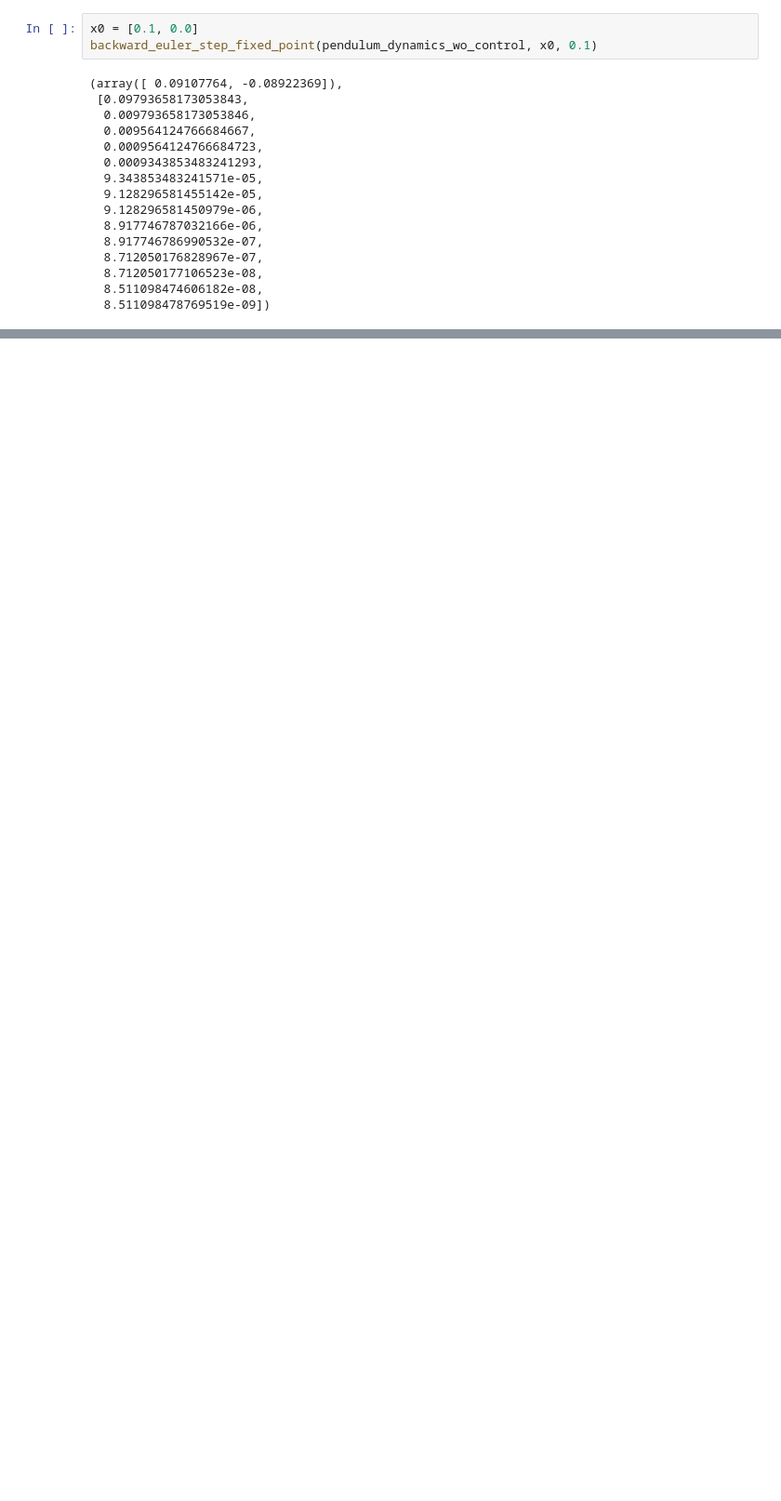
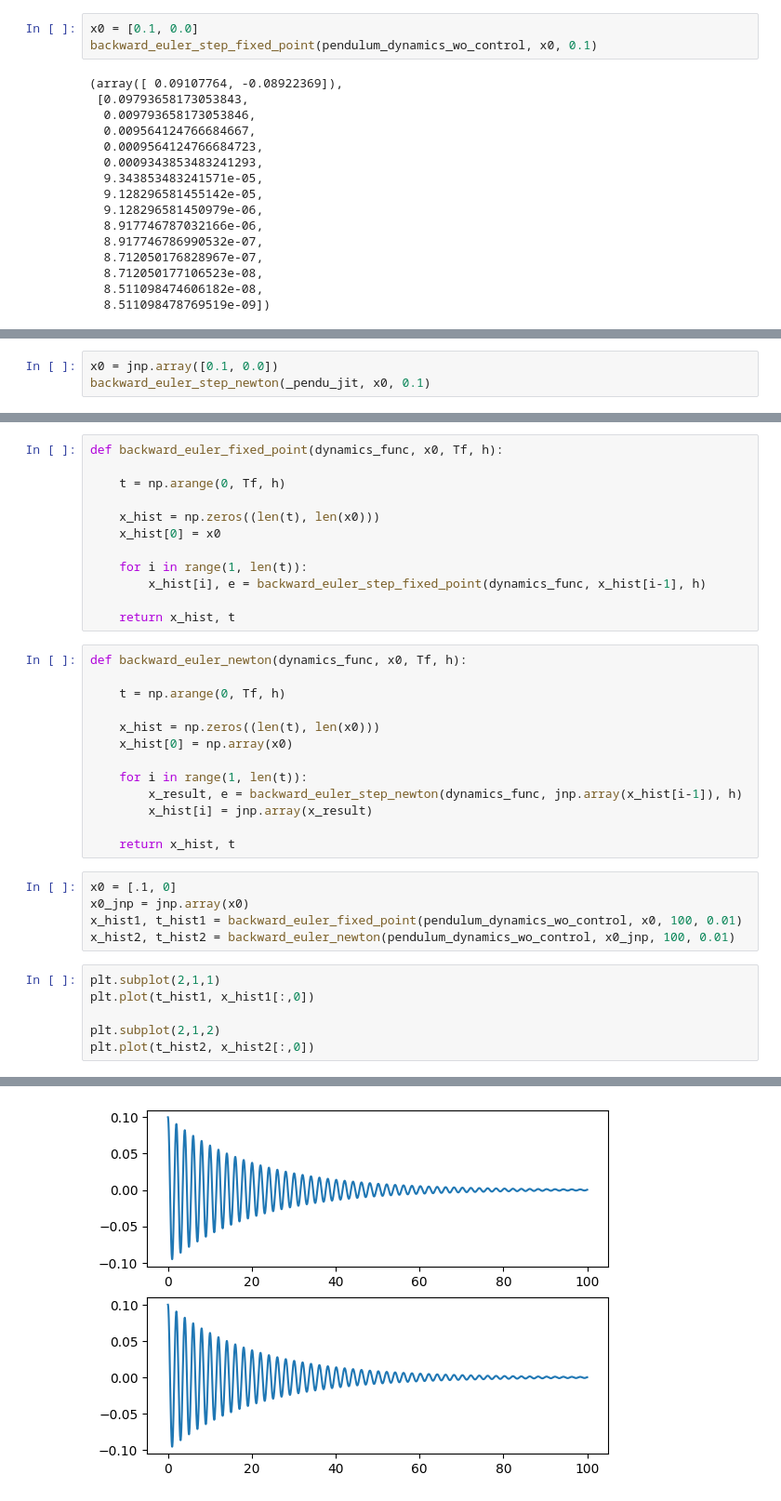
Before and after one commit to kimsooyoung/rl_oc_python, a Jupyter notebook: lec3_root_finding/root_finding.ipynb, the cells around one changed output, grey strips where cells are left out. Shown at 93% size. Saved outputs shown, nothing was run; the diff lists cells and outputs as text; blank space fills up the shorter version.

```diff
--- a/lec3_root_finding/root_finding.ipynb
+++ b/lec3_root_finding/root_finding.ipynb
@@ -61,2 +78,5 @@ def backward_euler_step_newton(fun, x0, h)
 
     return xn, e
+# %%
+x0 = jnp.array([0.1, 0.0])
+backward_euler_step_newton(_pendu_jit, x0, 0.1)
@@ -62,0 +88,37 @@ def backward_euler_step_newton(fun, x0, h)
+# %%
+def backward_euler_fixed_point(dynamics_func, x0, Tf, h):
+
+    t = np.arange(0, Tf, h)
+
+    x_hist = np.zeros((len(t), len(x0)))
+    x_hist[0] = x0
+
+    for i in range(1, len(t)):
+        x_hist[i], e = backward_euler_step_fixed_point(dynamics_func, x_hist[i-1], h)
+
+    return x_hist, t
+# %%
+def backward_euler_newton(dynamics_func, x0, Tf, h):
+
+    t = np.arange(0, Tf, h)
+
+    x_hist = np.zeros((len(t), len(x0)))
+    x_hist[0] = np.array(x0)
+
+    for i in range(1, len(t)):
+        x_result, e = backward_euler_step_newton(dynamics_func, jnp.array(x_hist[i-1]), h)
+        x_hist[i] = jnp.array(x_result)
+
+    return x_hist, t
+# %%
+x0 = [.1, 0]
+x0_jnp = jnp.array(x0)
+x_hist1, t_hist1 = backward_euler_fixed_point(pendulum_dynamics_wo_control, x0, 100, 0.01)
+x_hist2, t_hist2 = backward_euler_newton(pendulum_dynamics_wo_control, x0_jnp, 100, 0.01)
+# %%
+plt.subplot(2,1,1)
+plt.plot(t_hist1, x_hist1[:,0])
+
+plt.subplot(2,1,2)
+plt.plot(t_hist2, x_hist2[:,0])
+# %% [output]
@@ -62,0 +126 @@ def backward_euler_step_newton(fun, x0, h)
+[figure, added]
```
Also changed, not shown: parts of 14 cells of this notebook, 1 other file.
